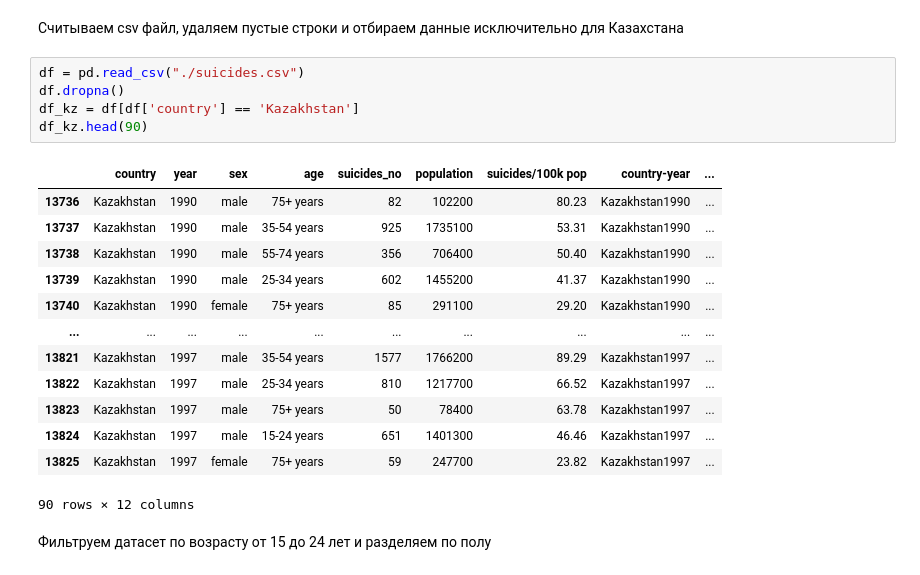
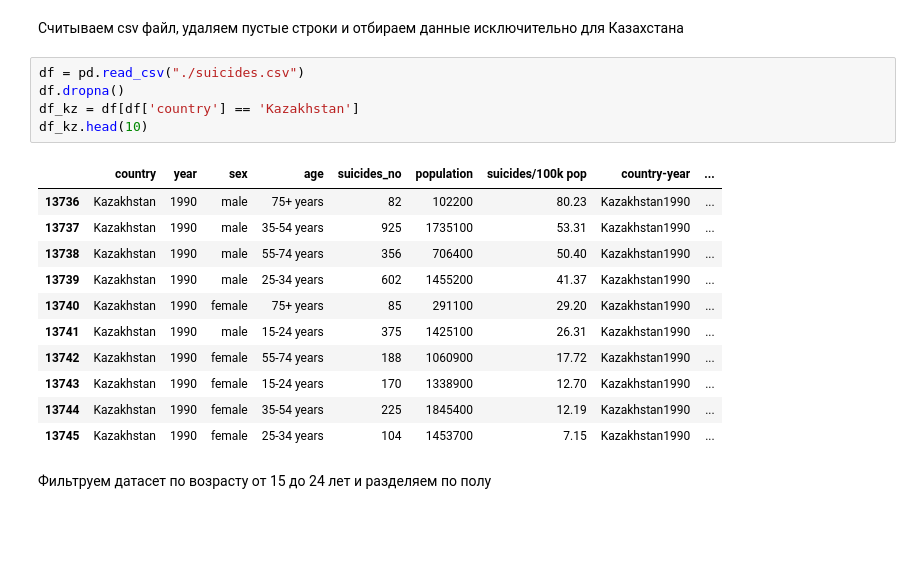
Before and after one commit to kgedt/ML_DA_projects, a Jupyter notebook: suicides_kz.ipynb, the cells around one changed output. Saved outputs shown, nothing was run; the diff lists cells and outputs as text; blank space fills up the shorter version.

```diff
--- a/suicides_kz.ipynb
+++ b/suicides_kz.ipynb
@@ -11,22 +11,20 @@ import matplotlib.pyplot as plt
 # %%
 df = pd.read_csv("./suicides.csv")
 df.dropna()
 df_kz = df[df['country'] == 'Kazakhstan']
-df_kz.head(90)
+df_kz.head(10)
 # %% [output]
 |  | country | year | sex | age | suicides_no | population | suicides/100k pop | country-year | ... |
 | 13736 | Kazakhstan | 1990 | male | 75+ years | 82 | 102200 | 80.23 | Kazakhstan1990 | ... |
 | 13737 | Kazakhstan | 1990 | male | 35-54 years | 925 | 1735100 | 53.31 | Kazakhstan1990 | ... |
 | 13738 | Kazakhstan | 1990 | male | 55-74 years | 356 | 706400 | 50.40 | Kazakhstan1990 | ... |
 | 13739 | Kazakhstan | 1990 | male | 25-34 years | 602 | 1455200 | 41.37 | Kazakhstan1990 | ... |
 | 13740 | Kazakhstan | 1990 | female | 75+ years | 85 | 291100 | 29.20 | Kazakhstan1990 | ... |
-| ... | ... | ... | ... | ... | ... | ... | ... | ... | ... |
-| 13821 | Kazakhstan | 1997 | male | 35-54 years | 1577 | 1766200 | 89.29 | Kazakhstan1997 | ... |
-| 13822 | Kazakhstan | 1997 | male | 25-34 years | 810 | 1217700 | 66.52 | Kazakhstan1997 | ... |
-| 13823 | Kazakhstan | 1997 | male | 75+ years | 50 | 78400 | 63.78 | Kazakhstan1997 | ... |
-| 13824 | Kazakhstan | 1997 | male | 15-24 years | 651 | 1401300 | 46.46 | Kazakhstan1997 | ... |
-| 13825 | Kazakhstan | 1997 | female | 75+ years | 59 | 247700 | 23.82 | Kazakhstan1997 | ... |
+| 13741 | Kazakhstan | 1990 | male | 15-24 years | 375 | 1425100 | 26.31 | Kazakhstan1990 | ... |
+| 13742 | Kazakhstan | 1990 | female | 55-74 years | 188 | 1060900 | 17.72 | Kazakhstan1990 | ... |
+| 13743 | Kazakhstan | 1990 | female | 15-24 years | 170 | 1338900 | 12.70 | Kazakhstan1990 | ... |
+| 13744 | Kazakhstan | 1990 | female | 35-54 years | 225 | 1845400 | 12.19 | Kazakhstan1990 | ... |
+| 13745 | Kazakhstan | 1990 | female | 25-34 years | 104 | 1453700 | 7.15 | Kazakhstan1990 | ... |
-90 rows × 12 columns
 # %% [markdown]
 Фильтруем датасет по возрасту от 15 до 24 лет и разделяем по полу
 # %%
```
Also changed, not shown: parts of 1 cell of this notebook, 2 other files.
